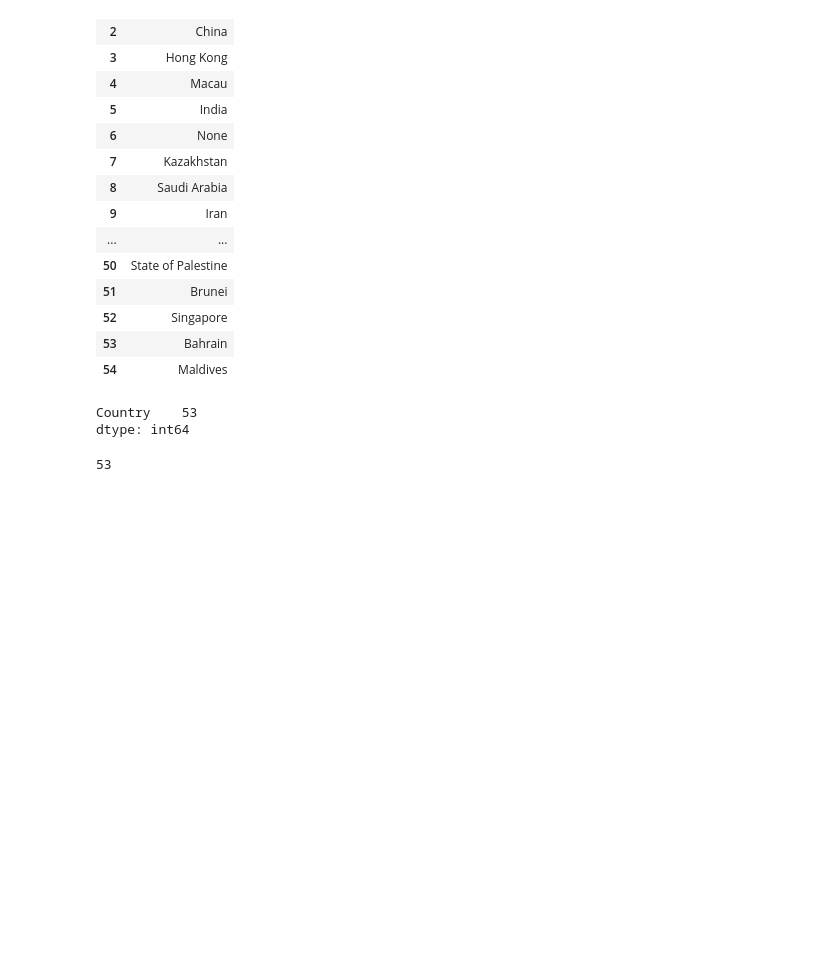
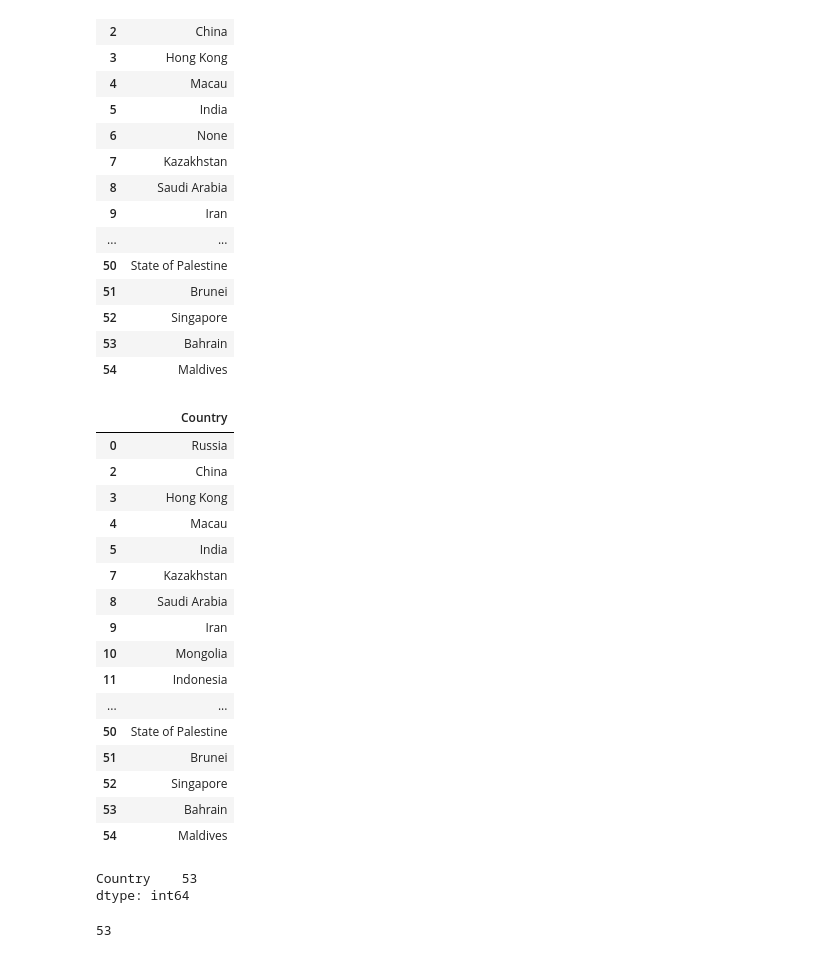
Before and after one commit to kocharalampidis/Web-Crawler, a Jupyter notebook: simple_scraper.ipynb, the cells around one changed output. Drawn from its saved outputs; the diff is of its cells as text; code cells hidden in the pictures; blank space fills up the shorter version.

Commit message:
+created a df from the given link with the Countries

```diff
--- a/simple_scraper.ipynb
+++ b/simple_scraper.ipynb
@@ -7 +4,5 @@ request = requests.get(url)
+# %%
+# creating a variable to hold the url for the requests
+url = "https://en.wikipedia.org/wiki/List_of_Asian_countries_by_area"
+request = requests.get(url)
 # %%
@@ -110,6 +111,29 @@ dfPolicy
-# %%
-df.count()
-# %% [output]
-Country    53
-dtype: int64
+# %%
+# drop all the None rows
+df.dropna(inplace=True)
+df
+# %% [output]
+|  | Country |
+| 0 | Russia |
+| 2 | China |
+| 3 | Hong Kong |
+| 4 | Macau |
+| 5 | India |
+| 7 | Kazakhstan |
+| 8 | Saudi Arabia |
+| 9 | Iran |
+| 10 | Mongolia |
+| 11 | Indonesia |
+| ... | ... |
+| 50 | State of Palestine |
+| 51 | Brunei |
+| 52 | Singapore |
+| 53 | Bahrain |
+| 54 | Maldives |
+# %%
+# make sure we dropped the None rows
+df.count()
+# %% [output]
+Country    53
+dtype: int64
 # %%
```
Also changed, not shown: parts of 9 cells of this notebook.
